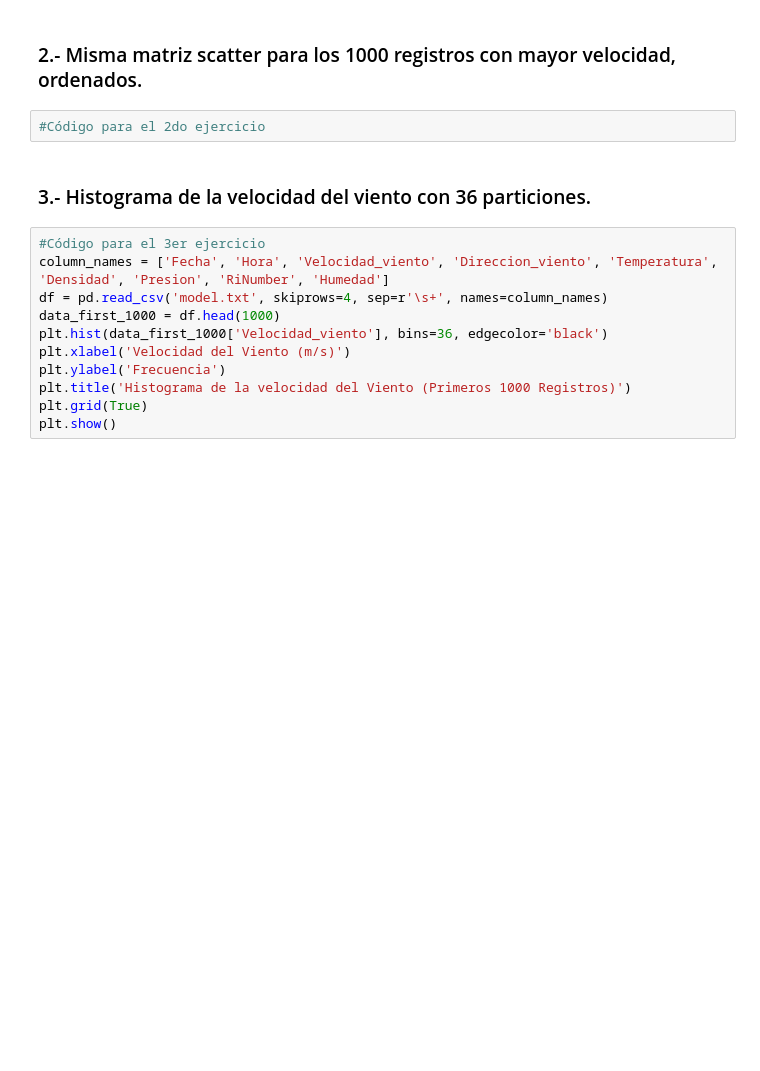
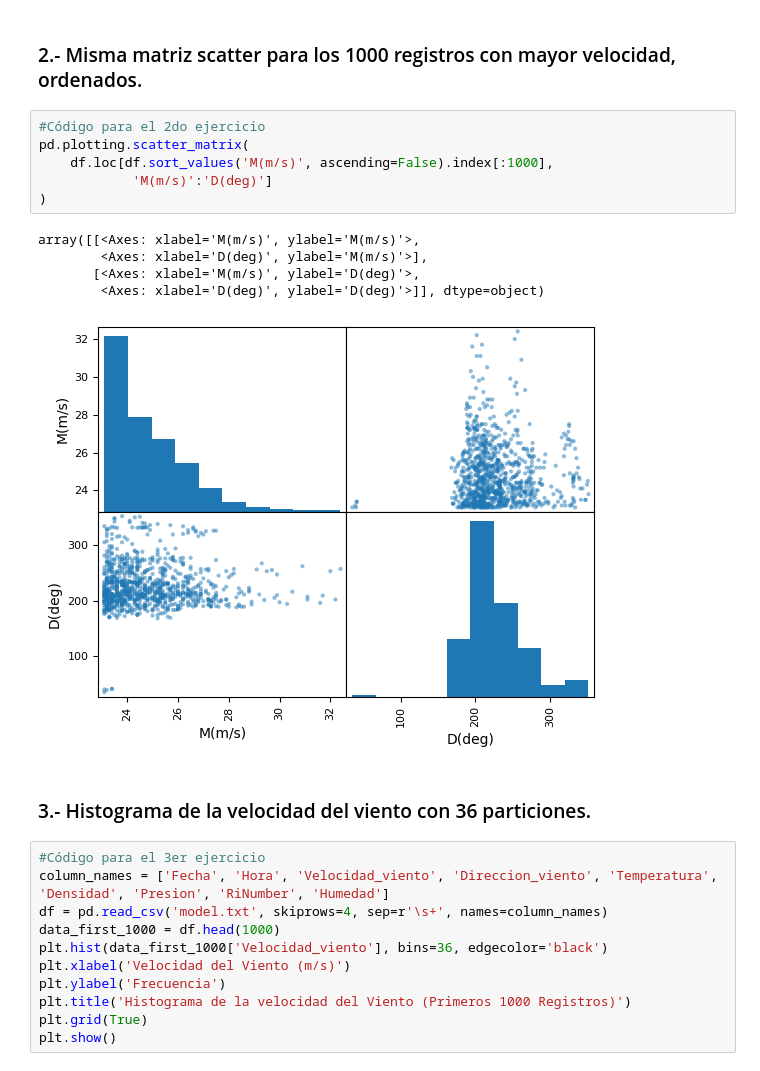
Before and after one commit to CrisLGC/evaluacion-4-calculo-numerico, a Jupyter notebook: main.ipynb, the cells around one changed output. Drawn from its saved outputs; the diff is of its cells as text; blank space fills up the shorter version.

```diff
--- a/main.ipynb
+++ b/main.ipynb
@@ -37,7 +29,17 @@ df.head(1000)
 # %% [markdown]
 <h3>2.- Misma matriz scatter para los 1000 registros con mayor velocidad, ordenados.</h3>
-# %%
-#Código para el 2do ejercicio
+# %%
+#Código para el 2do ejercicio
+pd.plotting.scatter_matrix(
+    df.loc[df.sort_values('M(m/s)', ascending=False).index[:1000],
+            'M(m/s)':'D(deg)']
+)
+# %% [output]
+array([[<Axes: xlabel='M(m/s)', ylabel='M(m/s)'>,
+        <Axes: xlabel='D(deg)', ylabel='M(m/s)'>],
+       [<Axes: xlabel='M(m/s)', ylabel='D(deg)'>,
+        <Axes: xlabel='D(deg)', ylabel='D(deg)'>]], dtype=object)
+[figure, added]
 # %% [markdown]
 <h3>3.- Histograma de la velocidad del viento con 36 particiones.</h3>
 # %%
```
Also changed, not shown: parts of 4 cells of this notebook.
